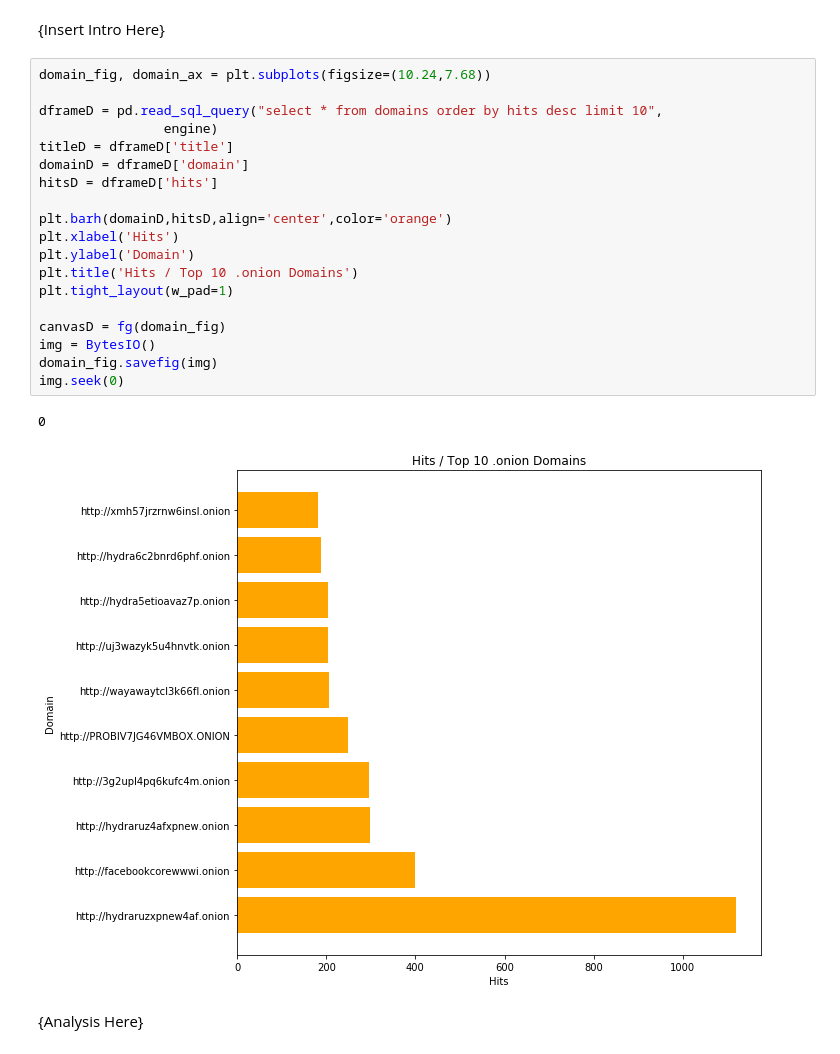
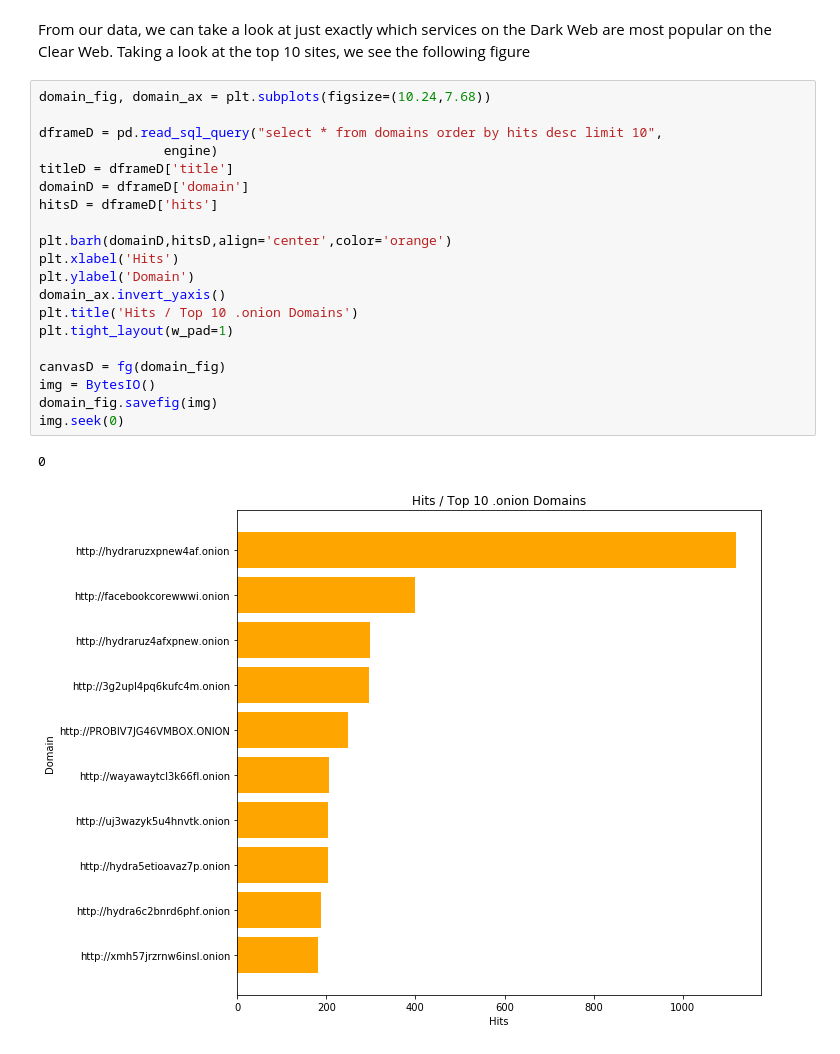
Before and after one commit to usma-eecs/dargle, a Jupyter notebook: dargle_proc/dargle-writeup.ipynb, the cells around one changed output. Saved outputs shown, nothing was run; the diff lists cells and outputs as text.

Commit message:
Jupyter nb draft + fixed analysis page

```diff
--- a/dargle_proc/dargle-writeup.ipynb
+++ b/dargle_proc/dargle-writeup.ipynb
@@ -24,26 +43,25 @@ ModuleNotFoundError: No module named 'gi'
-# %% [markdown]
-{Insert Intro Here}
+# %% [markdown]
+From our data, we can take a look at just exactly which services on the Dark Web are most popular on the Clear Web. Taking a look at the top 10 sites, we see the following figure
 # %%
 domain_fig, domain_ax = plt.subplots(figsize=(10.24,7.68))
 
 dframeD = pd.read_sql_query("select * from domains order by hits desc limit 10",
                 engine)
 titleD = dframeD['title']
 domainD = dframeD['domain']
 hitsD = dframeD['hits']
 
 plt.barh(domainD,hitsD,align='center',color='orange')
 plt.xlabel('Hits')
 plt.ylabel('Domain')
+domain_ax.invert_yaxis()
 plt.title('Hits / Top 10 .onion Domains')
 plt.tight_layout(w_pad=1)
 
 canvasD = fg(domain_fig)
 img = BytesIO()
 domain_fig.savefig(img)
 img.seek(0)
 # %% [output]
 0
-[figure, old version]
+[figure, new version]
-# %% [markdown]
-{Analysis Here}
```
Also changed, not shown: parts of 12 cells of this notebook, 2 other files.
